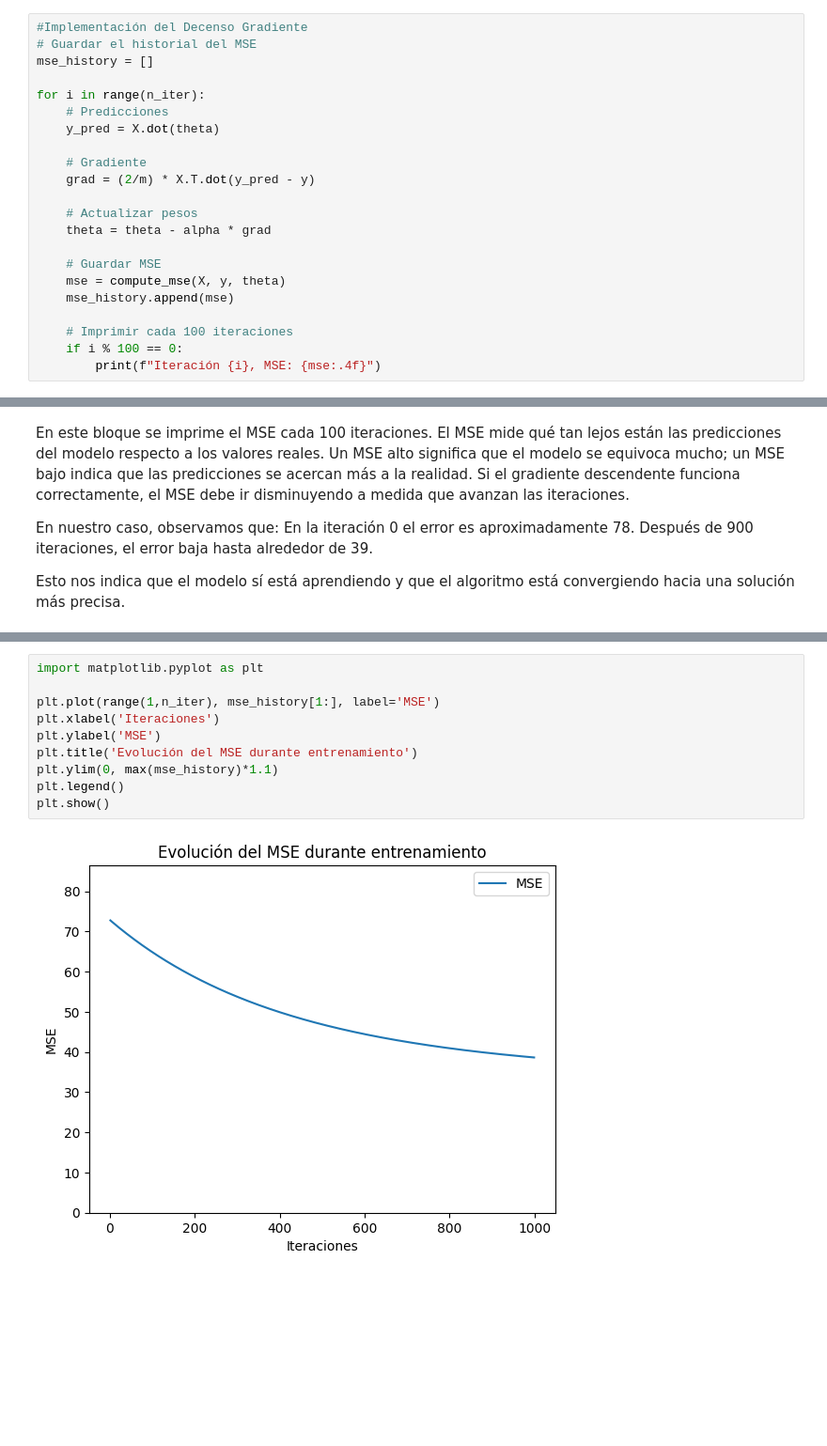
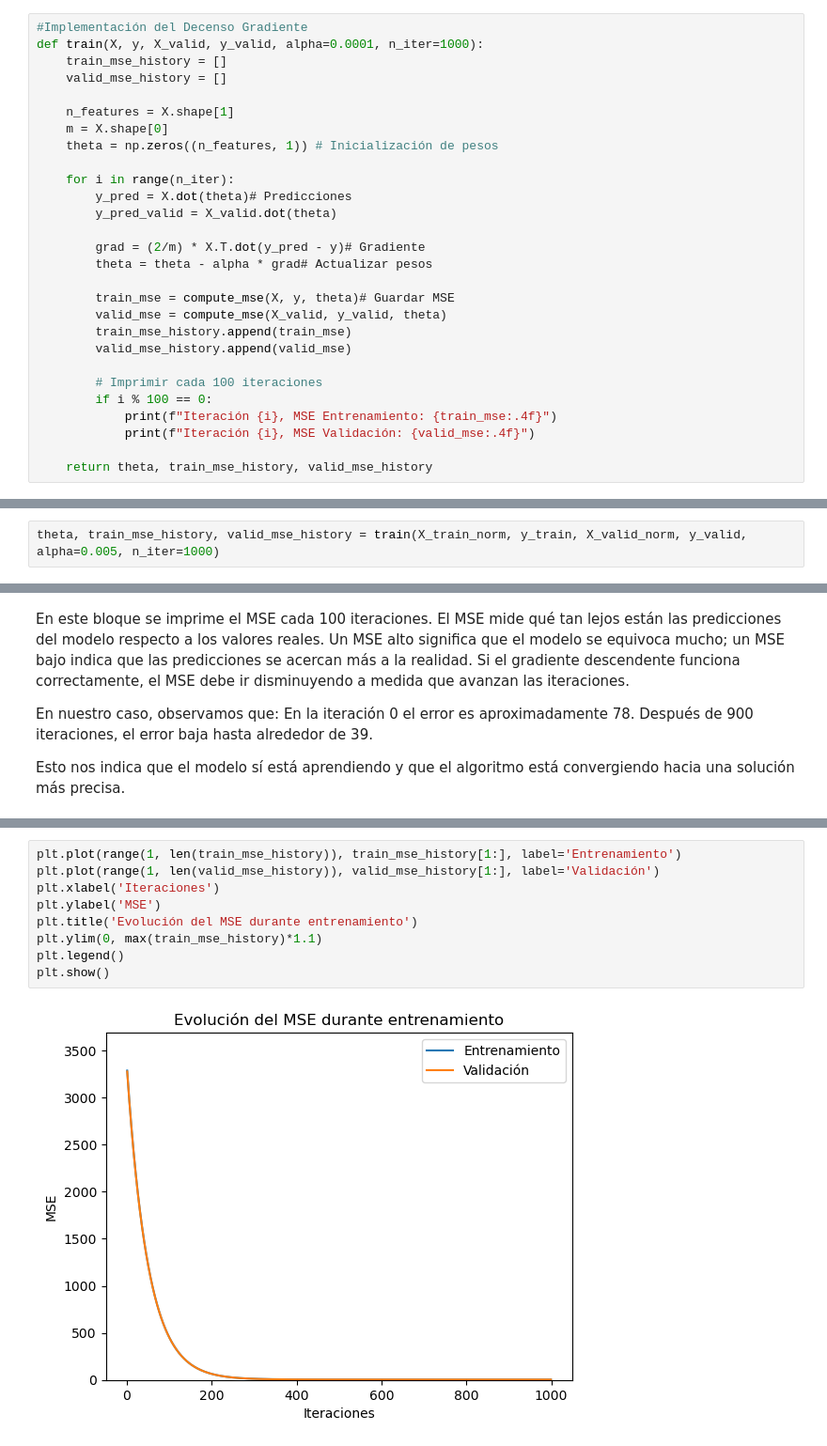
Before and after one commit to Felipaus3465/tarea1IA, a Jupyter notebook: SC.ipynb, the cells around one changed output, grey strips where cells are left out. Shown: that part at 94% size. Saved outputs shown, nothing was run; the diff lists cells and outputs as text; blank space fills up the shorter version.

Commit message:
agrega comentarios de analisis y comparacion con validacion

```diff
--- a/SC.ipynb
+++ b/SC.ipynb
@@ -396,23 +361,29 @@ def compute_mse(X, y, theta):
     return mse
 # %%
 #Implementación del Decenso Gradiente
-# Guardar el historial del MSE
-mse_history = []
+def train(X, y, X_valid, y_valid, alpha=0.0001, n_iter=1000):
+    train_mse_history = []
+    valid_mse_history = []
 
-for i in range(n_iter):
-    # Predicciones
-    y_pred = X.dot(theta)
+    n_features = X.shape[1]
+    m = X.shape[0]
+    theta = np.zeros((n_features, 1)) # Inicialización de pesos
 
-    # Gradiente
-    grad = (2/m) * X.T.dot(y_pred - y)
+    for i in range(n_iter):
+        y_pred = X.dot(theta)# Predicciones
+        y_pred_valid = X_valid.dot(theta)
 
-    # Actualizar pesos
-    theta = theta - alpha * grad
+        grad = (2/m) * X.T.dot(y_pred - y)# Gradiente
+        theta = theta - alpha * grad# Actualizar pesos
 
-    # Guardar MSE
-    mse = compute_mse(X, y, theta)
-    mse_history.append(mse)
+        train_mse = compute_mse(X, y, theta)# Guardar MSE
+        valid_mse = compute_mse(X_valid, y_valid, theta)
+        train_mse_history.append(train_mse)
+        valid_mse_history.append(valid_mse)
 
-    # Imprimir cada 100 iteraciones
-    if i % 100 == 0:
-        print(f"Iteración {i}, MSE: {mse:.4f}")
+        # Imprimir cada 100 iteraciones
+        if i % 100 == 0:
+            print(f"Iteración {i}, MSE Entrenamiento: {train_mse:.4f}")
+            print(f"Iteración {i}, MSE Validación: {valid_mse:.4f}")
+
+    return theta, train_mse_history, valid_mse_history
@@ -429,0 +390,2 @@ Iteración 900, MSE: 39.6760
+# %%
+theta, train_mse_history, valid_mse_history = train(X_train_norm, y_train, X_valid_norm, y_valid, alpha=0.005, n_iter=1000)
@@ -441,12 +426,11 @@ Esto nos indica que el modelo sí está aprendiendo y que el algoritmo está con
 # %%
-import matplotlib.pyplot as plt
-
-plt.plot(range(1,n_iter), mse_history[1:], label='MSE')
+plt.plot(range(1, len(train_mse_history)), train_mse_history[1:], label='Entrenamiento')
+plt.plot(range(1, len(valid_mse_history)), valid_mse_history[1:], label='Validación')
 plt.xlabel('Iteraciones')
 plt.ylabel('MSE')
 plt.title('Evolución del MSE durante entrenamiento')
-plt.ylim(0, max(mse_history)*1.1)
+plt.ylim(0, max(train_mse_history)*1.1)
 plt.legend()
 plt.show()
 # %% [output]
-[figure, old version]
+[figure, new version]
```
Also changed, not shown: parts of 52 cells of this notebook.
